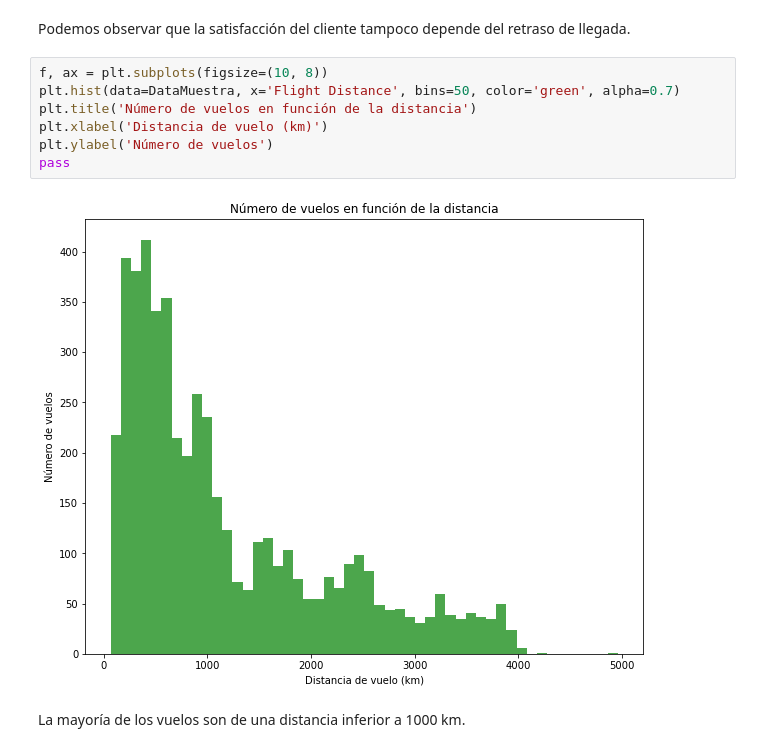
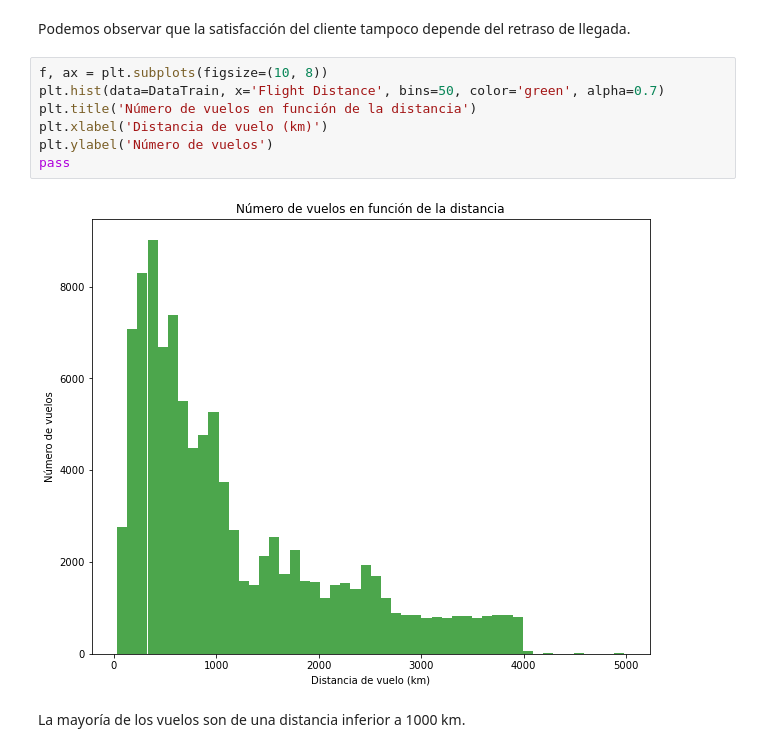
Before and after one commit to daysi00/Practica_1, a Jupyter notebook: AnalisisDeDatos.ipynb, the cells around one changed output. Cells and saved outputs as stored; diff of their text form.

```diff
--- a/AnalisisDeDatos.ipynb
+++ b/AnalisisDeDatos.ipynb
@@ -374,13 +376,13 @@ pass
 Podemos observar que la satisfacción del cliente tampoco depende del retraso de llegada.
 # %%
 f, ax = plt.subplots(figsize=(10, 8))
-plt.hist(data=DataMuestra, x='Flight Distance', bins=50, color='green', alpha=0.7)
+plt.hist(data=DataTrain, x='Flight Distance', bins=50, color='green', alpha=0.7)
 plt.title('Número de vuelos en función de la distancia')
 plt.xlabel('Distancia de vuelo (km)')
 plt.ylabel('Número de vuelos')
 pass
 # %% [output]
-[figure, old version]
+[figure, new version]
 # %% [markdown]
 La mayoría de los vuelos son de una distancia inferior a 1000 km.
 # %%
```
Also changed, not shown: parts of 32 cells of this notebook.
